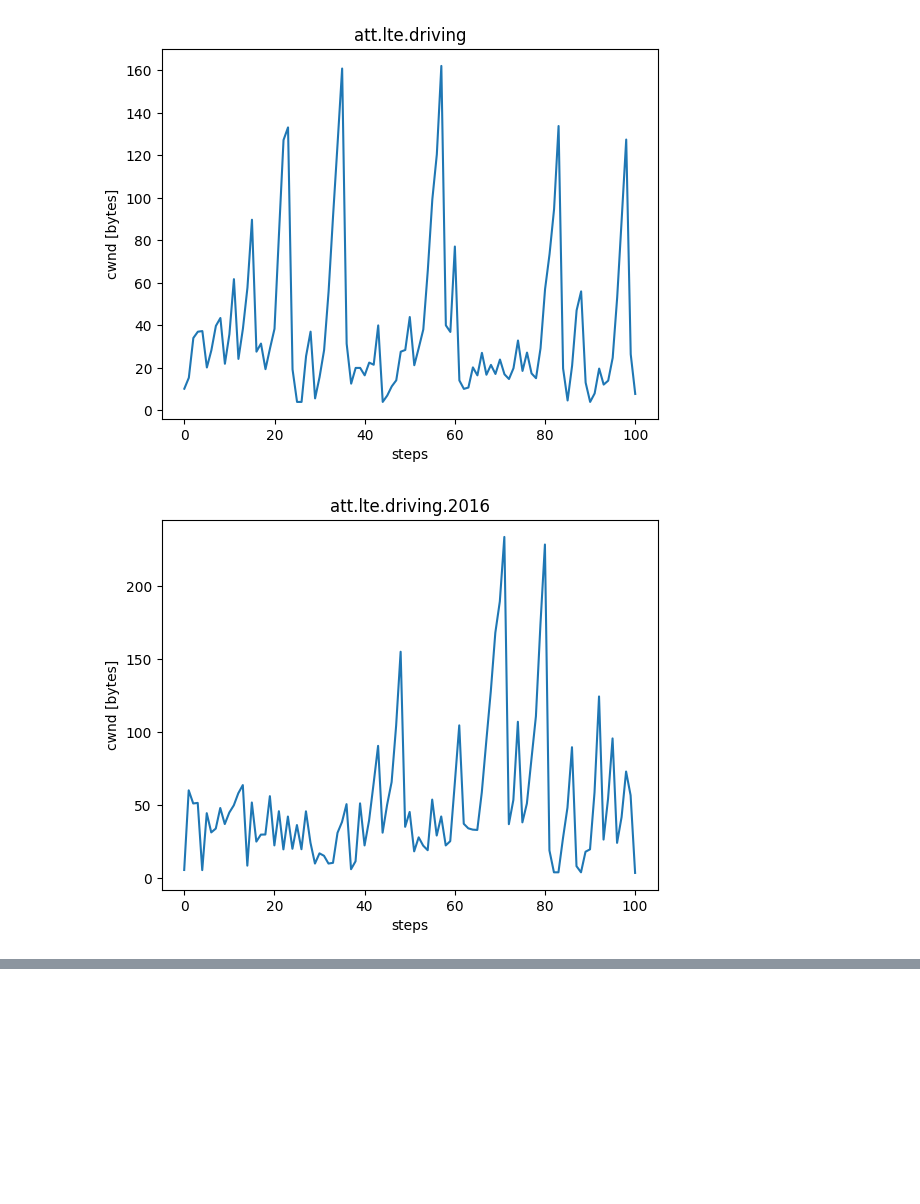
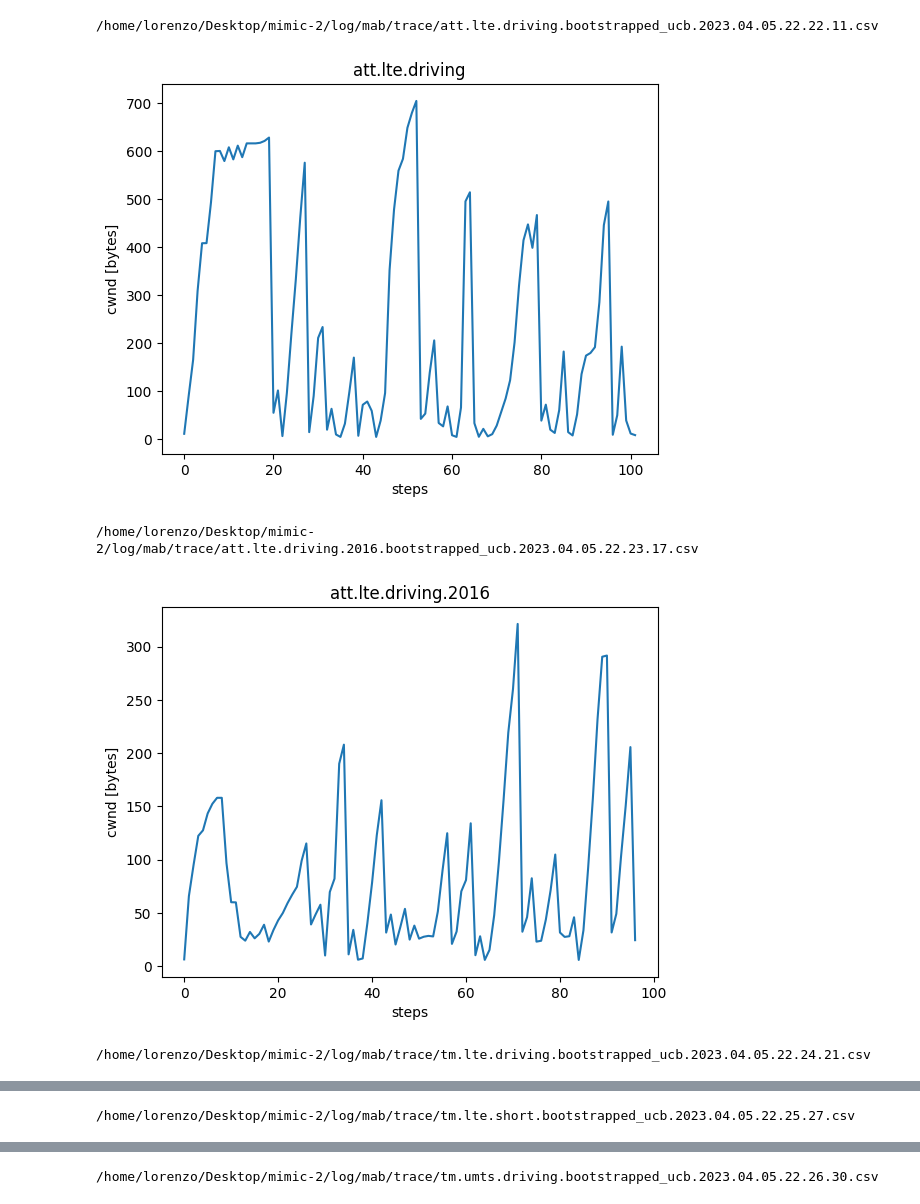
Before and after one commit to lorepap/mutant, a Jupyter notebook: analysis/notebook/mimic_kernel_features_analysis.ipynb, the cells around one changed output, grey strips where cells are left out. Drawn from its saved outputs; the diff is of its cells as text; code cells hidden in the pictures; blank space fills up the shorter version.

```diff
--- a/analysis/notebook/mimic_kernel_features_analysis.ipynb
+++ b/analysis/notebook/mimic_kernel_features_analysis.ipynb
@@ -103,28 +84,35 @@ def get_csv_filename(trace, policy, timestamp):
 import matplotlib.pyplot as plt
 import numpy as np
 #  Get csv filename
-policy = "adaptive_greedy_threshold"
+policy = "bootstrapped_ucb"
 # Read trace names and paths from YAML file
 trace_data = parse_traces_config()
 traces = [t for t in trace_data['traces'].keys()]
 # %%
 # Plot cwnd
 for trace in traces:
     timestamp = get_timestamp_from_config(f"{trace}.{policy}")
     csv_filename = get_csv_filename(trace, policy, timestamp)
     if csv_filename==None:
         print(trace, timestamp)
+        break
     features = get_features_from_file(csv_filename)
     # Extract congestion window values
     cwnds = []
     for row in features:
         cwnds.append(row['cwnd'])
     # Plot cwnd
     plt.figure()
+    print(os.path.join(trace_dir_path, csv_filename))
     plt.plot(np.arange(len(cwnds)), cwnds)
     plt.title(trace)
     plt.xlabel('steps')
     plt.ylabel('cwnd [bytes]')
+
+    plt.show()
 # %% [output]
+/home/lorenzo/Desktop/mimic-2/log/mab/trace/att.lte.driving.bootstrapped_ucb.2023.04.05.22.22.11.csv
-[figure, old version]
+[figure, new version]
+/home/lorenzo/Desktop/mimic-2/log/mab/trace/att.lte.driving.2016.bootstrapped_ucb.2023.04.05.22.23.17.csv
-[figure, old version]
+[figure, new version]
+/home/lorenzo/Desktop/mimic-2/log/mab/trace/tm.lte.driving.bootstrapped_ucb.2023.04.05.22.24.21.csv
@@ -131,0 +120 @@ for trace in traces:
+/home/lorenzo/Desktop/mimic-2/log/mab/trace/tm.lte.short.bootstrapped_ucb.2023.04.05.22.25.27.csv
@@ -132,0 +122 @@ for trace in traces:
+/home/lorenzo/Desktop/mimic-2/log/mab/trace/tm.umts.driving.bootstrapped_ucb.2023.04.05.22.26.30.csv
```
Also changed, not shown: parts of 7 cells of this notebook, 6 other files.
